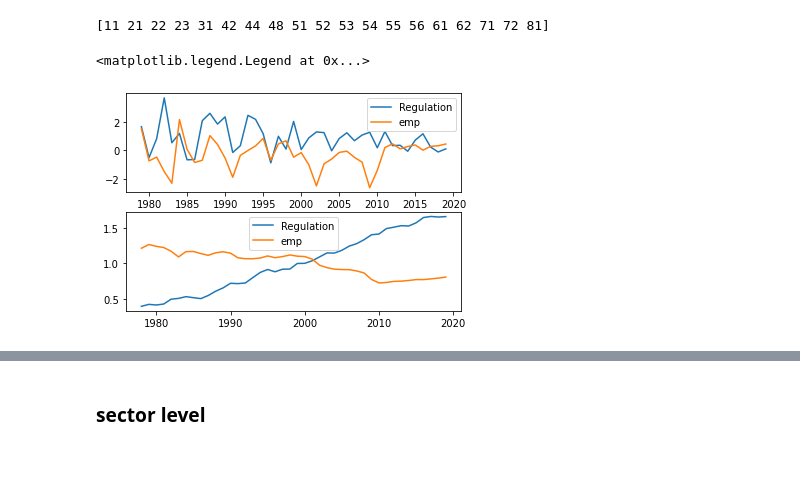
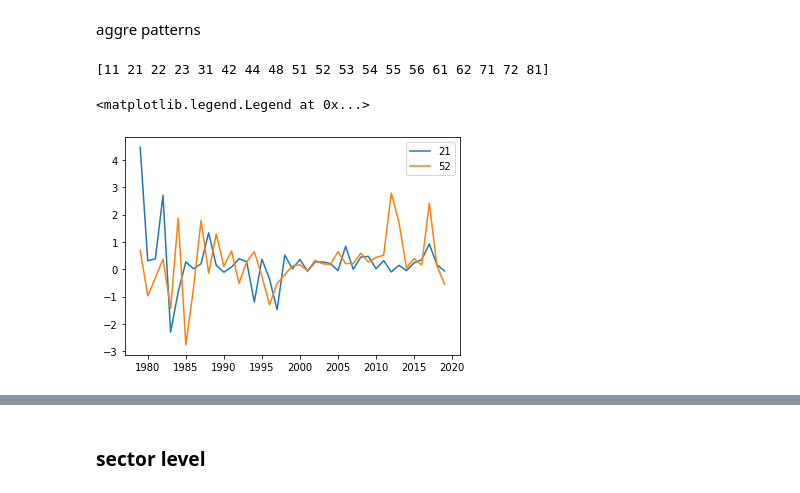
Before and after one commit to dczhaozach/RFE_project, a Jupyter notebook: notebooks/results.ipynb, the cells around one changed output, grey strips where cells are left out. Drawn from its saved outputs; the diff is of its cells as text; code cells hidden in the pictures; blank space fills up the shorter version.

```diff
--- a/notebooks/results.ipynb
+++ b/notebooks/results.ipynb
@@ -15,3 +143,5 @@ os.chdir('c:\\Users\\zach_\\Desktop\\Research\\Github\\RFE_project')
+# %% [markdown]
+aggre patterns
 # %%
 # load aggregate pattern
 datapath = Path("data/cleaned/agg_pattern.h5")
@@ -22,32 +152,47 @@ sectors = df['sector_2'].unique()
 print(sectors)
 # %% [output]
 [11 21 22 23 31 42 44 48 51 52 53 54 55 56 61 62 71 72 81]
+# %%
+# plot sector regulation and variable correlation
+fig, (ax2) = plt.subplots(1,1)
+for sector in [21, 52]:
+    df_sector = df[df.sector_2 == sector]
+    var = "emp"
+    x = df_sector.year
+    y1 = np.log(df_sector.industry_restrictions_2_0) - np.log(df_sector.industry_restrictions_2_0.shift(+1))
+    y1_normalized = y1/y1.std()
+    y1_long = (df_sector.industry_restrictions_2_0)
+    y1_long_normalized = y1_long/y1_long.mean()
+
+    ax2.plot(x, y1_normalized, label=f"{sector}")
+ax2.legend()
+# %% [output]
+<matplotlib.legend.Legend at 0x...>
+[figure, added]
 # %%
 # plot sector regulation and variable correlation
-df_sector = df[df.sector_2 == 31]
-var = "emp"
-x = df_sector.year
-y1 = np.log(df_sector.industry_restrictions_2_0) - np.log(df_sector.industry_restrictions_2_0.shift(+1))
-y1_normalized = y1/y1.std()
-y1_long = (df_sector.industry_restrictions_2_0)
-y1_long_normalized = y1_long/y1_long.mean()
+for sector in df.sector_2.unique():
+    df_sector = df[df.sector_2 == sector]
+    var = "emp"
+    x = df_sector.year
+    y1 = np.log(df_sector.industry_restrictions_2_0) - np.log(df_sector.industry_restrictions_2_0.shift(+1))
+    y1_normalized = y1/y1.std()
+    y1_long = (df_sector.industry_restrictions_2_0)
+    y1_long_normalized = y1_long/y1_long.mean()
 
-y2 = (df_sector[var] - df_sector[var].shift(1))
-y2_normalized = y2/y2.std()
-y2_long = (df_sector[var])
-y2_long_normalized = y2_long/y2_long.mean()
+    y2 = (df_sector[var] - df_sector[var].shift(1))
+    y2_normalized = y2/y2.std()
+    y2_long = (df_sector[var])
+    y2_long_normalized = y2_long/y2_long.mean()
 
-fig, (ax1, ax2) = plt.subplots(2,1)
-ax1.plot(x, y1_normalized, label='Regulation')
-ax1.plot(x, y2_normalized, label=var)
-ax1.legend()
+    fig, (ax1, ax2) = plt.subplots(2,1)
+    ax1.plot(x, y1_normalized, label='Regulation')
+    ax1.plot(x, y2_normalized, label=var)
+    ax1.legend()
 
-ax2.plot(x, y1_long_normalized, label='Regulation')
-ax2.plot(x, y2_long_normalized, label=var)
-ax2.legend()
+    ax2.plot(x, y1_long_normalized, label='Regulation')
+    ax2.plot(x, y2_long_normalized, label=var)
+    ax2.legend()
-# %% [output]
-<matplotlib.legend.Legend at 0x...>
-[figure, removed]
 # %%
 from linearmodels.iv import IV2SLS
 
```
Also changed, not shown: parts of 41 cells of this notebook, 32 other files.
